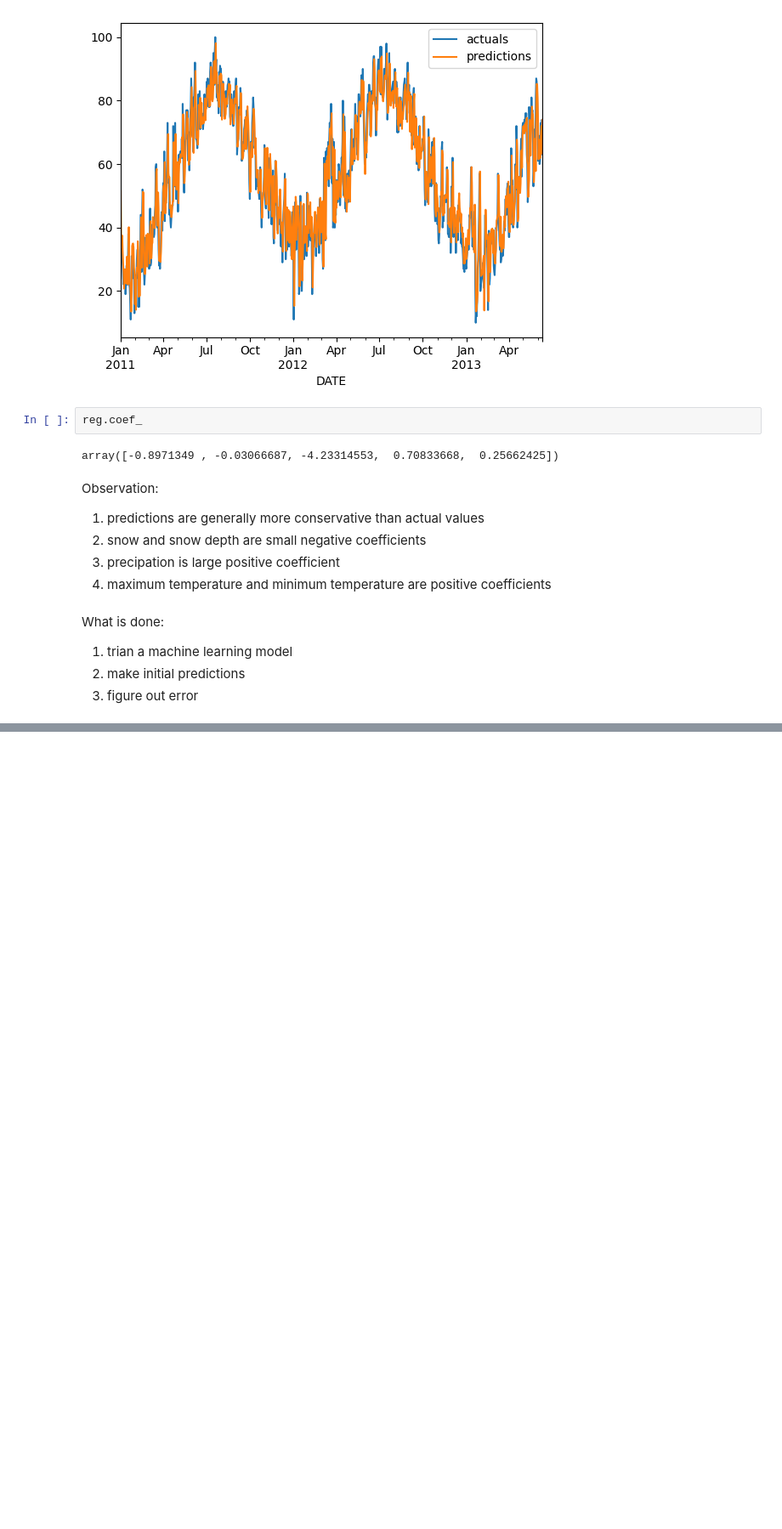
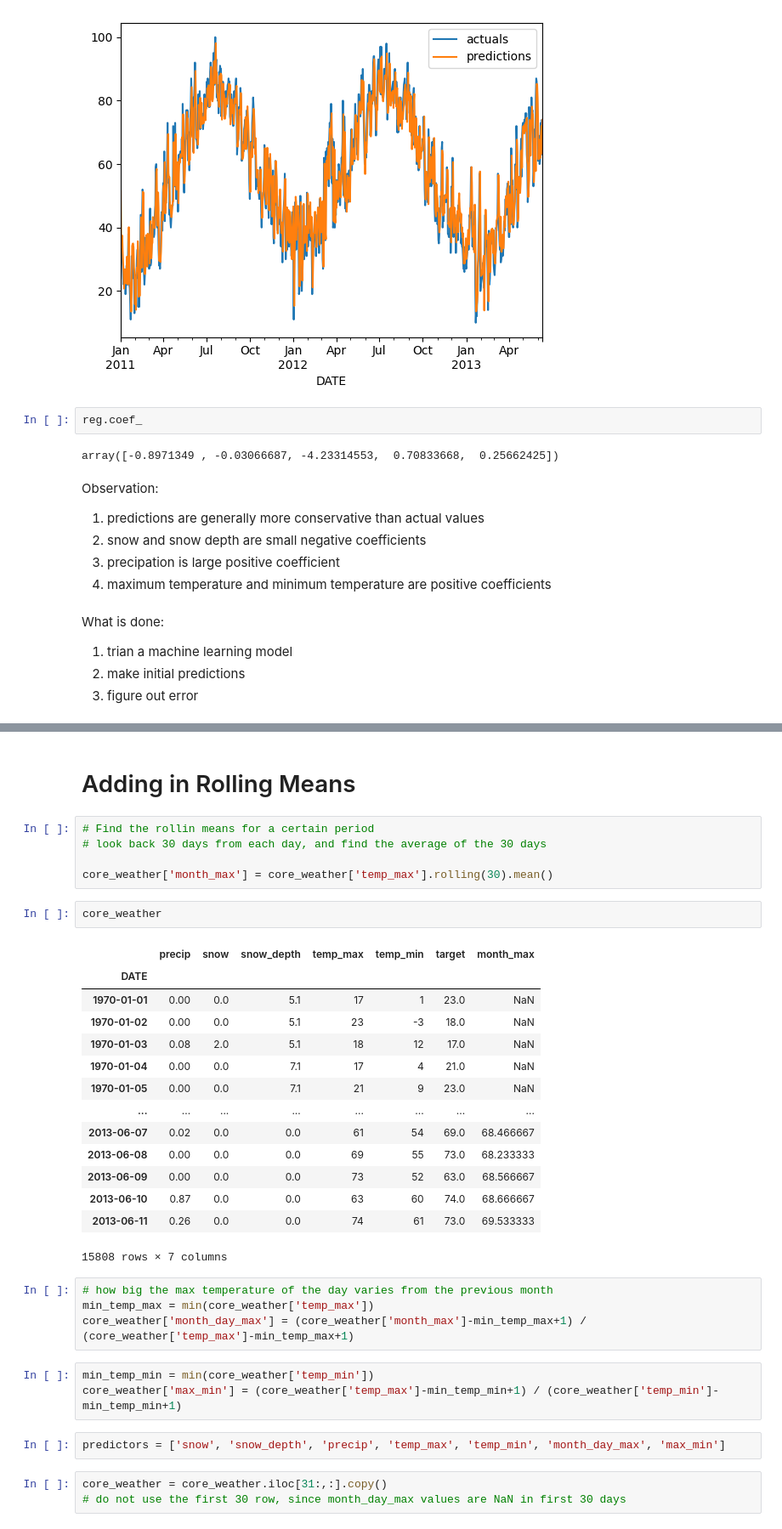
Before and after one commit to aaronwu001/Weather-Predictor, a Jupyter notebook: Weather Forecast.ipynb, the cells around one changed output, grey strips where cells are left out. Shown at 85% size. Cells and saved outputs as stored; diff of their text form; blank space fills up the shorter version.

Commit message:
Adding in Rolling Means

```diff
--- a/Weather Forecast.ipynb
+++ b/Weather Forecast.ipynb
@@ -370,0 +383,36 @@ What is done:
+# %% [markdown]
+# Adding in Rolling Means
+# %%
+# Find the rollin means for a certain period
+# look back 30 days from each day, and find the average of the 30 days
+
+core_weather['month_max'] = core_weather['temp_max'].rolling(30).mean()
+# %%
+core_weather
+# %% [output]
+|  | precip | snow | snow_depth | temp_max | temp_min | target | month_max |
+| DATE |  |  |  |  |  |  |  |
+| 1970-01-01 | 0.00 | 0.0 | 5.1 | 17 | 1 | 23.0 | NaN |
+| 1970-01-02 | 0.00 | 0.0 | 5.1 | 23 | -3 | 18.0 | NaN |
+| 1970-01-03 | 0.08 | 2.0 | 5.1 | 18 | 12 | 17.0 | NaN |
+| 1970-01-04 | 0.00 | 0.0 | 7.1 | 17 | 4 | 21.0 | NaN |
+| 1970-01-05 | 0.00 | 0.0 | 7.1 | 21 | 9 | 23.0 | NaN |
+| ... | ... | ... | ... | ... | ... | ... | ... |
+| 2013-06-07 | 0.02 | 0.0 | 0.0 | 61 | 54 | 69.0 | 68.466667 |
+| 2013-06-08 | 0.00 | 0.0 | 0.0 | 69 | 55 | 73.0 | 68.233333 |
+| 2013-06-09 | 0.00 | 0.0 | 0.0 | 73 | 52 | 63.0 | 68.566667 |
+| 2013-06-10 | 0.87 | 0.0 | 0.0 | 63 | 60 | 74.0 | 68.666667 |
+| 2013-06-11 | 0.26 | 0.0 | 0.0 | 74 | 61 | 73.0 | 69.533333 |
+15808 rows × 7 columns
+# %%
+# how big the max temperature of the day varies from the previous month
+min_temp_max = min(core_weather['temp_max'])
+core_weather['month_day_max'] = (core_weather['month_max']-min_temp_max+1) / (core_weather['temp_max']-min_temp_max+1)
+# %%
+min_temp_min = min(core_weather['temp_min'])
+core_weather['max_min'] = (core_weather['temp_max']-min_temp_min+1) / (core_weather['temp_min']-min_temp_min+1)
+# %%
+predictors = ['snow', 'snow_depth', 'precip', 'temp_max', 'temp_min', 'month_day_max', 'max_min']
+# %%
+core_weather = core_weather.iloc[31:,:].copy()
+# do not use the first 30 row, since month_day_max values are NaN in first 30 days
```
Also changed, not shown: parts of 7 cells of this notebook.
